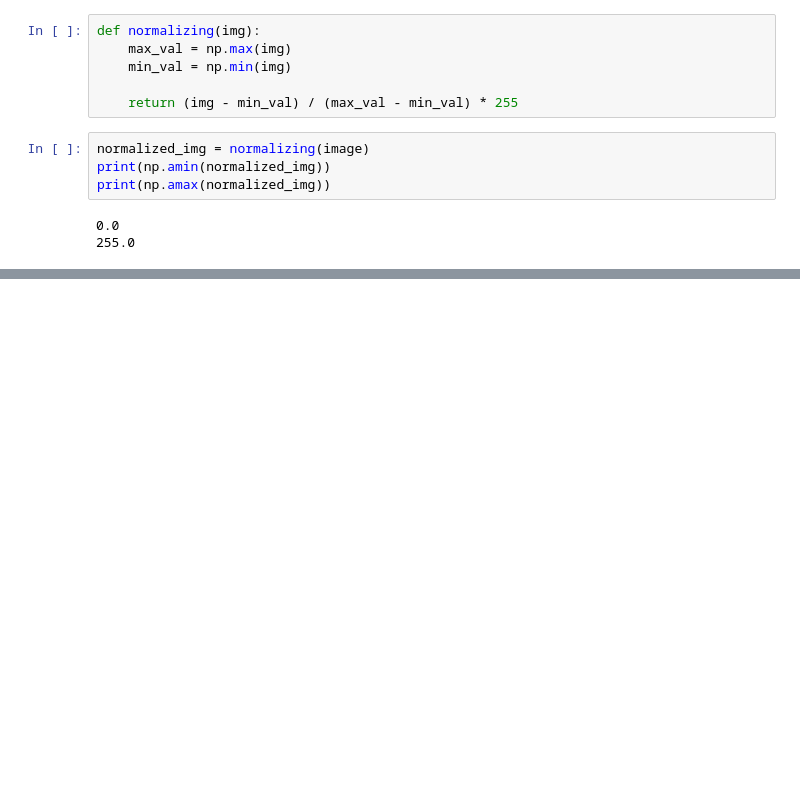
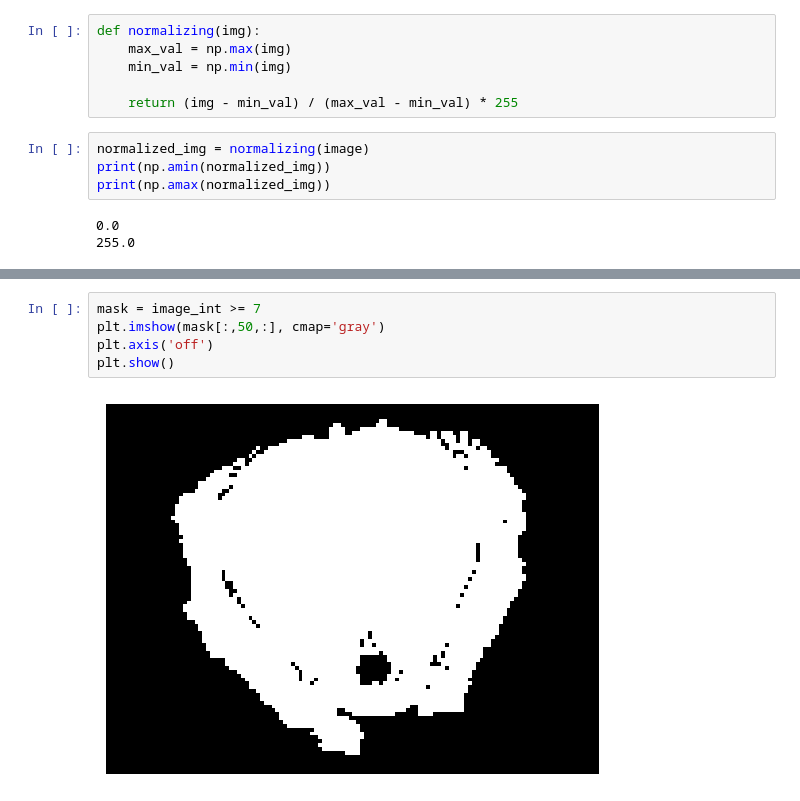
Before and after one commit to AnriiGegliuk/mice_MRI_analysis, a Jupyter notebook: notebooks/mask_improvement/mask_improvement.ipynb, the cells around one changed output, grey strips where cells are left out. Cells and saved outputs as stored; diff of their text form; blank space fills up the shorter version.

Commit message:
trying to improve mask

```diff
--- a/notebooks/mask_improvement/mask_improvement.ipynb
+++ b/notebooks/mask_improvement/mask_improvement.ipynb
@@ -76,0 +80,7 @@ plt.show()
+# %%
+mask = image_int >= 7
+plt.imshow(mask[:,50,:], cmap='gray')
+plt.axis('off')
+plt.show()
+# %% [output]
+[figure, added]
```
Also changed, not shown: parts of 2 cells of this notebook.
